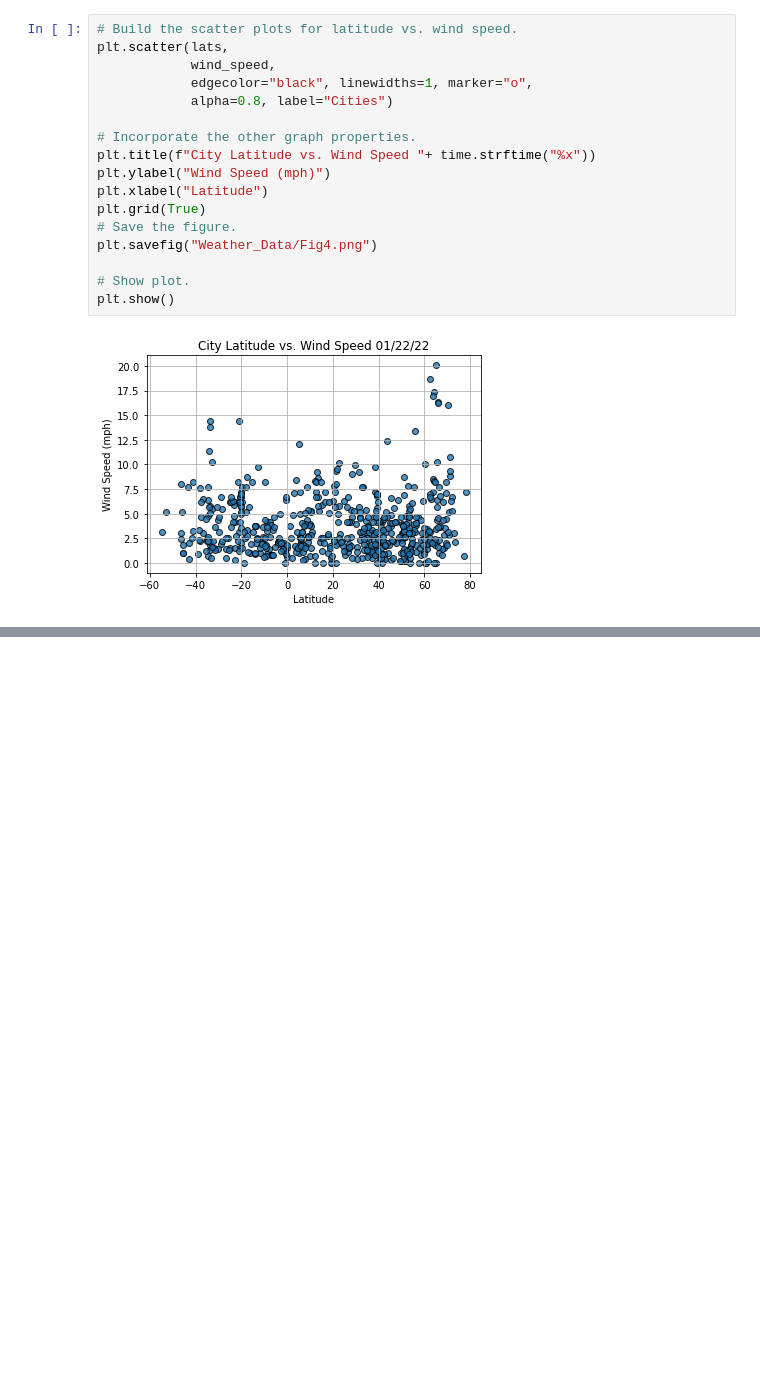
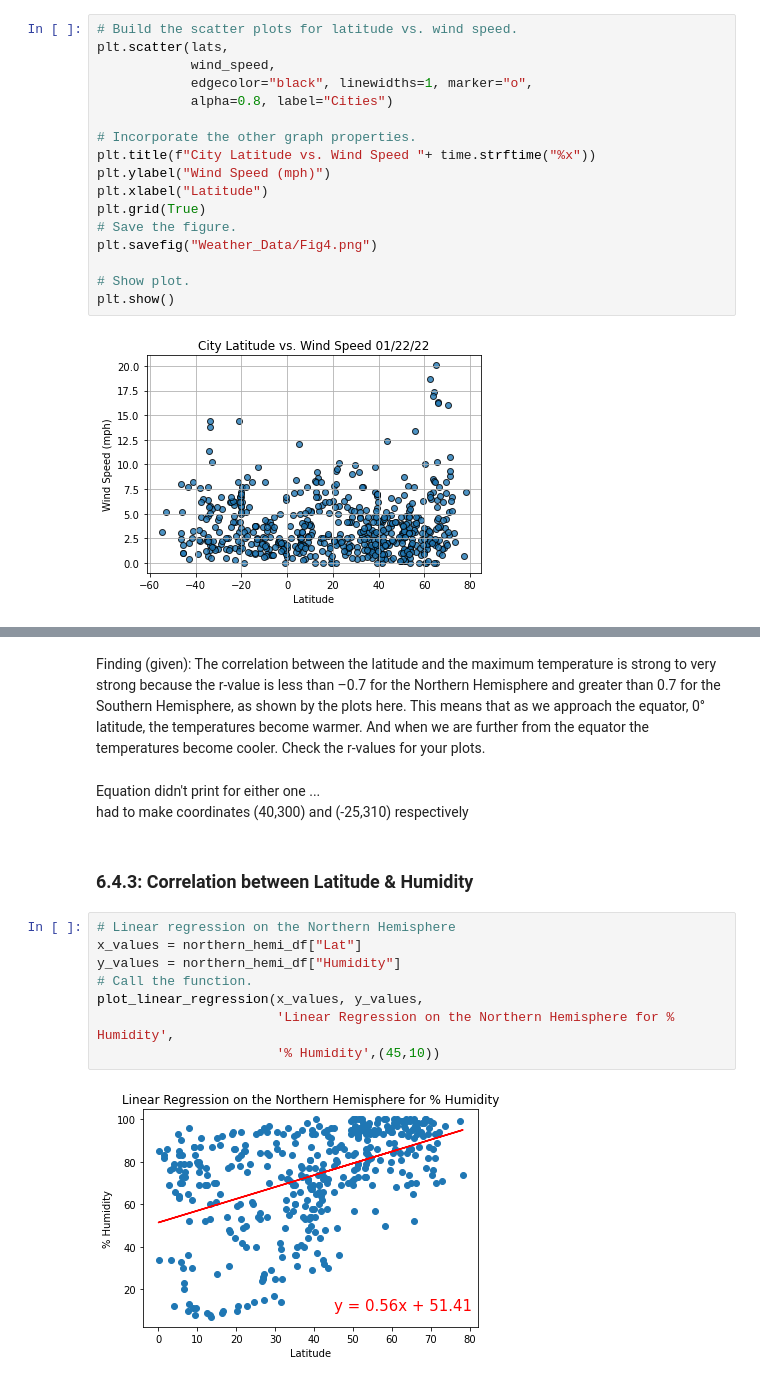
Before and after one commit to StephanieAShulman/Python_JSON_APIs, a Jupyter notebook: WeatherPy.ipynb, the cells around one changed output, grey strips where cells are left out. Drawn from its saved outputs; the diff is of its cells as text; blank space fills up the shorter version.

Commit message:
Correlation work

```diff
--- a/WeatherPy.ipynb
+++ b/WeatherPy.ipynb
@@ -346,0 +455,17 @@ plt.show()
+# %% [markdown]
+Finding (given): The correlation between the latitude and the maximum temperature is strong to very strong because the r-value is less than –0.7 for the Northern Hemisphere and greater than 0.7 for the Southern Hemisphere, as shown by the plots here. This means that as we approach the equator, 0° latitude, the temperatures become warmer. And when we are further from the equator the temperatures become cooler. Check the r-values for your plots.
+# %% [markdown]
+Equation didn't print for either one ... <br />
+had to make coordinates (40,300) and (-25,310) respectively
+# %% [markdown]
+### 6.4.3: Correlation between Latitude & Humidity
+# %%
+# Linear regression on the Northern Hemisphere
+x_values = northern_hemi_df["Lat"]
+y_values = northern_hemi_df["Humidity"]
+# Call the function.
+plot_linear_regression(x_values, y_values,
+                       'Linear Regression on the Northern Hemisphere for % Humidity',
+                       '% Humidity',(45,10))
+# %% [output]
+[figure, added]
```
Also changed, not shown: parts of 27 cells of this notebook.
